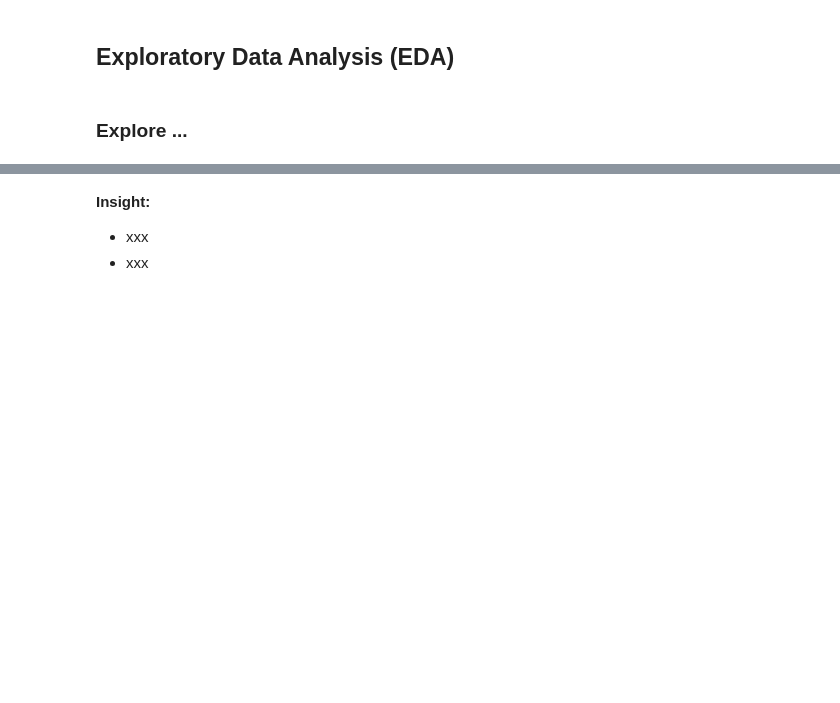
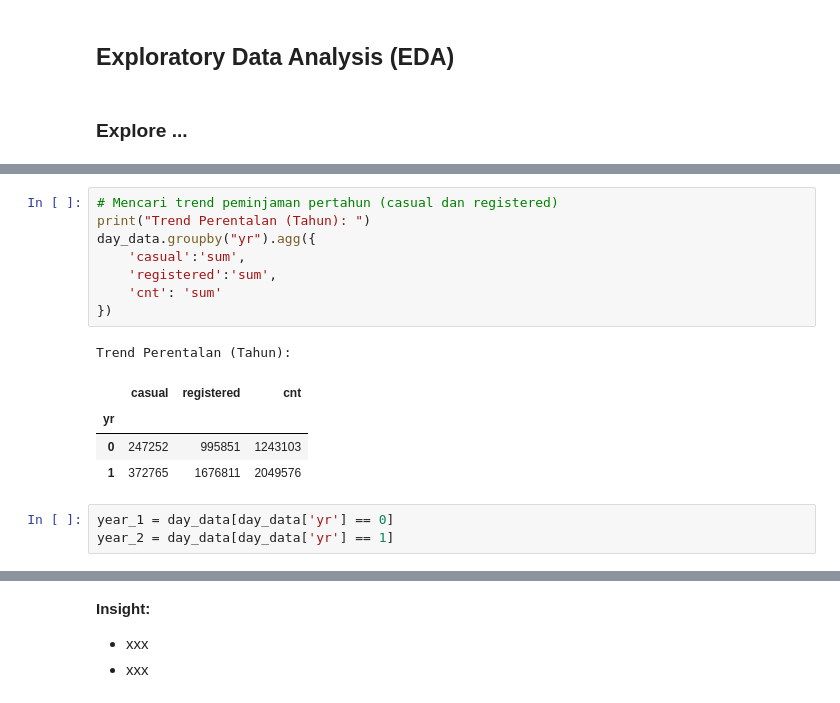
Before and after one commit to mayanggumelarr/PROYEK-ANALISIS-DATA, a Jupyter notebook: Proyek_Analisis_Data.ipynb, the cells around one changed output, grey strips where cells are left out. Cells and saved outputs as stored; diff of their text form; blank space fills up the shorter version.

```diff
--- a/Proyek_Analisis_Data.ipynb
+++ b/Proyek_Analisis_Data.ipynb
@@ -182,0 +192,17 @@ hour_data.to_csv('hour_clean.csv')
+# %%
+# Mencari trend peminjaman pertahun (casual dan registered)
+print("Trend Perentalan (Tahun): ")
+day_data.groupby("yr").agg({
+    'casual':'sum',
+    'registered':'sum',
+    'cnt': 'sum'
+})
+# %% [output]
+Trend Perentalan (Tahun):
+|  | casual | registered | cnt |
+| yr |  |  |  |
+| 0 | 247252 | 995851 | 1243103 |
+| 1 | 372765 | 1676811 | 2049576 |
+# %%
+year_1 = day_data[day_data['yr'] == 0]
+year_2 = day_data[day_data['yr'] == 1]
```
Also changed, not shown: parts of 3 cells of this notebook, 1 other file.
